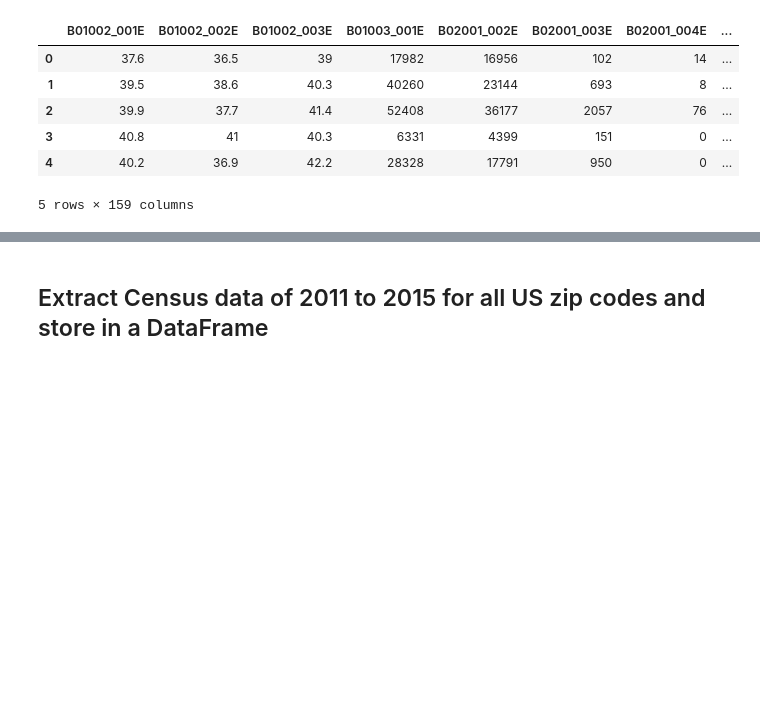
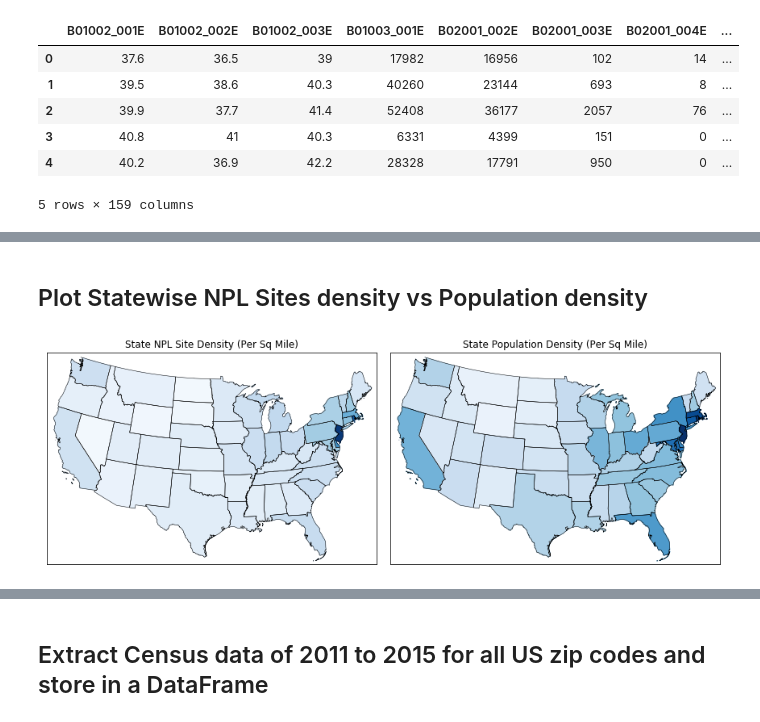
Before and after one commit to harshil753/Project1, a Jupyter notebook: FirstProject.ipynb, the cells around one changed output, grey strips where cells are left out. Saved outputs shown, nothing was run; the diff lists cells and outputs as text; code cells hidden in the pictures; blank space fills up the shorter version.

Commit message:
added code changes and checked in additional resources files

```diff
--- a/FirstProject.ipynb
+++ b/FirstProject.ipynb
@@ -59,0 +109,9 @@ census_pd.head()
+# %%
+censusByStates2015 = c.acs5.get(("NAME", "B19013_001E", "B01003_001E", "B19301_001E", "B25077_001E"), {'for': 'state:*'})
+censusByStates2015_df = pd.DataFrame(censusByStates2015)
+censusByStates2015_df = censusByStates2015_df.rename(columns={"B01003_001E": "Population",
+                                                              "B19013_001E": "Household Income",
+                                                              "B19301_001E": "Per Capita Income",
+                                                              "B25077_001E": "Median House Price",
+                                                              "NAME": "Name", "state": "State"})
+censusByStates2015_df.head()
@@ -59,0 +127,4 @@ census_pd.head()
+# %%
+censusStateAndSFSites = pd.merge(censusByStates2015_df,sitesPerState,on='Name')
+censusStateAndSFSites['Population Density'] = censusStateAndSFSites['Population'].astype('int') / censusStateAndSFSites['Area Sq Miles'].astype('float')
+censusStateAndSFSites.head()
@@ -59,0 +138,63 @@ census_pd.head()
+# %% [markdown]
+## Plot Statewise NPL Sites density vs Population density
+# %%
+plt.figure(figsize=(12,10))
+
+plt.subplot(1,2,1)
+m = Basemap(llcrnrlon=-119,llcrnrlat=22,urcrnrlon=-64,urcrnrlat=49,
+        projection='lcc',lat_1=33,lat_2=45,lon_0=-95)
+shp_info = m.readshapefile('resources/st99_d00','states',drawbounds=True)
+colors={}
+statenames=[]
+cmap = plt.cm.Blues_r
+vmin = 0.000001; vmax = censusStateAndSFSites["No. Of Sites Per Sq Miles"].max() / censusStateAndSFSites["No. Of Sites Per Sq Miles"].sum()
+
+for shapedict in m.states_info:
+    statename = shapedict['NAME']
+    # skip DC and Puerto Rico and the ones which are already processed. Process all from state_list of sitesPerSt
+    if ((statename not in ['District of Columbia','Puerto Rico']) and (statename not in statenames) and (statename in censusStateAndSFSites["Name"].tolist())):
+        if (int(censusStateAndSFSites[censusStateAndSFSites["Name"] == statename]["No. Of NPL Sites"])) == 0:
+            pop = 0.00001/censusStateAndSFSites["No. Of Sites Per Sq Miles"].sum()
+        else:
+            pop = float(censusStateAndSFSites[censusStateAndSFSites["Name"] == statename]["No. Of Sites Per Sq Miles"]) / censusStateAndSFSites["No. Of Sites Per Sq Miles"].sum()
+        colors[statename] = cmap(1.-np.sqrt((pop-vmin)/(vmax-vmin)))[:3]
+    statenames.append(statename)
+ax = plt.gca() # get current axes instance
+for nshape,seg in enumerate(m.states):
+    # skip DC and Puerto Rico.
+    if (statenames[nshape] not in ['District of Columbia','Puerto Rico']):
+        color = rgb2hex(colors[statenames[nshape]])
+        poly = Polygon(seg,facecolor=color,edgecolor=color)
+        ax.add_patch(poly)
+
+plt.title('State NPL Site Density (Per Sq Mile)')
+
+
+plt.subplot(1,2,2)
+m = Basemap(llcrnrlon=-119,llcrnrlat=22,urcrnrlon=-64,urcrnrlat=49,
+        projection='lcc',lat_1=33,lat_2=45,lon_0=-95)
+shp_info = m.readshapefile('resources/st99_d00','states',drawbounds=True)
+colors={}
+statenames=[]
+cmap = plt.cm.Blues_r
+vmin = censusStateAndSFSites["Population Density"].min()/censusStateAndSFSites["Population Density"].sum(); vmax = censusStateAndSFSites["Population Density"].max()/censusStateAndSFSites["Population Density"].sum()
+
+for shapedict in m.states_info:
+    statename = shapedict['NAME']
+    if (statename not in ['District of Columbia','Puerto Rico']) and (statename not in statenames) and (statename in censusStateAndSFSites["Name"].tolist()):
+        pop = (int(censusStateAndSFSites[censusStateAndSFSites["Name"] == statename]["Population Density"]) * 10 / censusStateAndSFSites["Population Density"].sum())
+        colors[statename] = cmap(1.-np.sqrt(((pop-vmin)/(vmax-vmin))))[:3]
+    statenames.append(statename)
+ax = plt.gca() # get current axes instance
+for nshape,seg in enumerate(m.states):
+    # skip DC and Puerto Rico.
+    if statenames[nshape] not in ['District of Columbia','Puerto Rico']:
+        color = rgb2hex(colors[statenames[nshape]])
+        poly = Polygon(seg,facecolor=color,edgecolor=color)
+        ax.add_patch(poly)
+plt.title('State Population Density (Per Sq Mile)')
+
+plt.tight_layout()
+plt.show()
+# %% [output]
+[figure, added]
```
Also changed, not shown: parts of 36 cells of this notebook, 5 other files.
